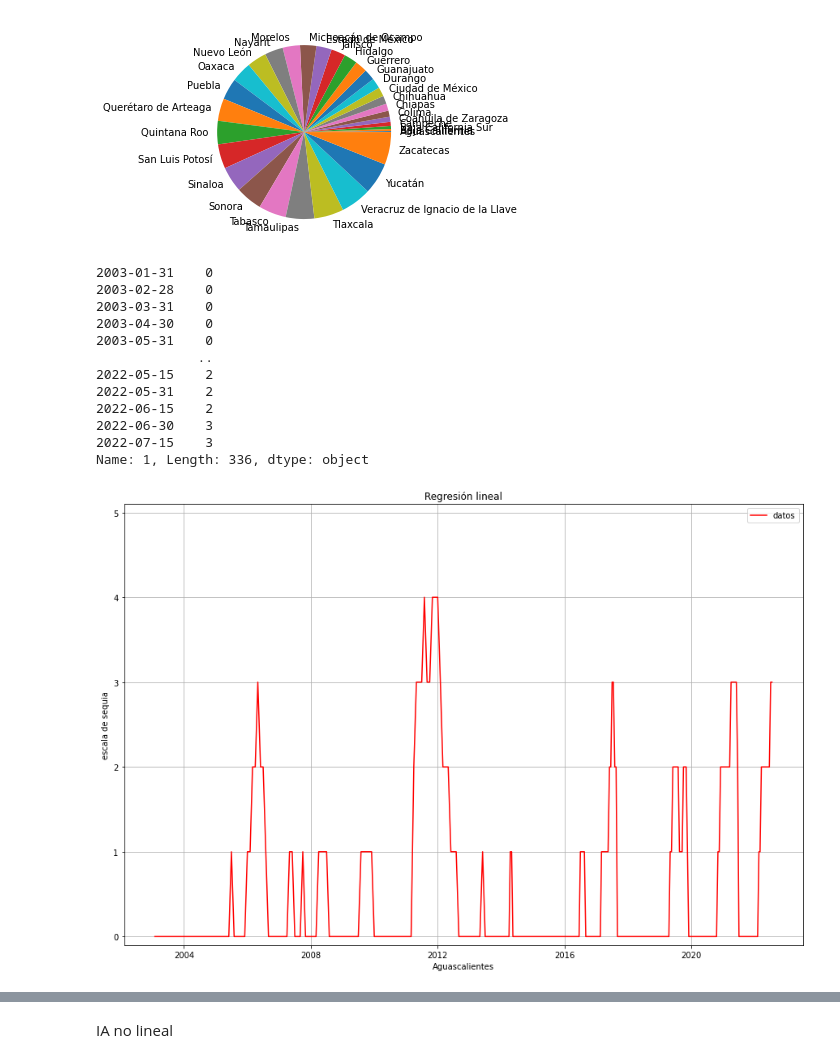
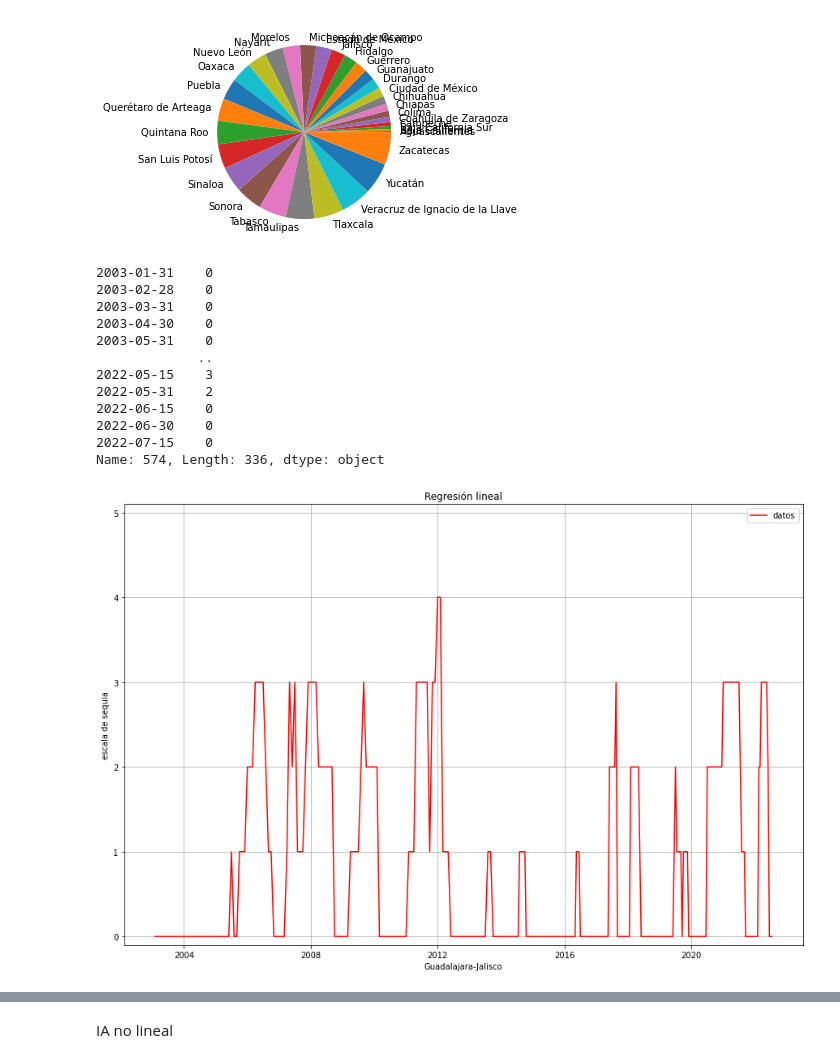
Before and after one commit to urielMontenegro1/datos_de_sequias, a Jupyter notebook: sequias_proyecto.ipynb, the cells around one changed output, grey strips where cells are left out. Saved outputs shown, nothing was run; the diff lists cells and outputs as text; code cells hidden in the pictures.

```diff
--- a/sequias_proyecto.ipynb
+++ b/sequias_proyecto.ipynb
@@ -6,6 +6,8 @@ import matplotlib.pyplot as plt
 from numpy import str_
 # %%
 sequias_df=pd.read_excel('MunicipiosSequia.xlsx')
+# %%
+sequiasRegistros=pd.read_excel('MunicipiosSequia.xlsx')
 # %%
 sequias_df.head(5)
 # %% [output]
@@ -40,2 +29,2 @@ recorridoData[1,3]
 # %%
-nombreMunicipio='Asientos'
+nombreMunicipio='Guadalajara'
@@ -46,6 +39,7 @@ for c in sequias_df.index:
         if recorridoData[c,e]==nombreMunicipio:
             print('encontrado')
             guardado=recorridoData[c,:e+6]
+            numeroGuardado=c
 # %% [output]
 encontrado
 # %%
@@ -228,8 +221,8 @@ listaFecha=[]
 for a in sequias_df2.columns:
     listaFecha.append(a)
 # %%
-sequiaClas=1
-select_fil=sequias_df2.iloc[sequiaClas]
+
+select_fil=sequias_df2.iloc[numeroGuardado]
 #select_fil=select_fil.astype(int)
 # %%
 select_fil
@@ -240,26 +233,26 @@ select_fil
 2003-04-30    0
 2003-05-31    0
              ..
-2022-05-15    2
+2022-05-15    3
 2022-05-31    2
-2022-06-15    2
-2022-06-30    3
-2022-07-15    3
-Name: 1, Length: 336, dtype: object
+2022-06-15    0
+2022-06-30    0
+2022-07-15    0
+Name: 574, Length: 336, dtype: object
 # %%
 #lista=pd.to_datetime(listaFecha)
 # %%
 plt.figure(figsize=(15,10))
 plt.grid()
 plt.title('Regresión lineal')
-plt.xlabel(sequias_df.iloc[sequiaClas,1])
+plt.xlabel(sequiasRegistros.iloc[numeroGuardado,3]+'-'+sequiasRegistros.iloc[numeroGuardado,4])
 plt.ylabel('escala de sequia')
 plt.ylim(-0.1,5.1)
 plt.plot(listaFecha,select_fil,'r-')
 plt.legend(['datos'])
 plt.show()
 # %% [output]
-[figure, old version]
+[figure, new version]
 # %%
 promedioMun=0
 listaPromMun=[]
```
Also changed, not shown: parts of 28 cells of this notebook.
